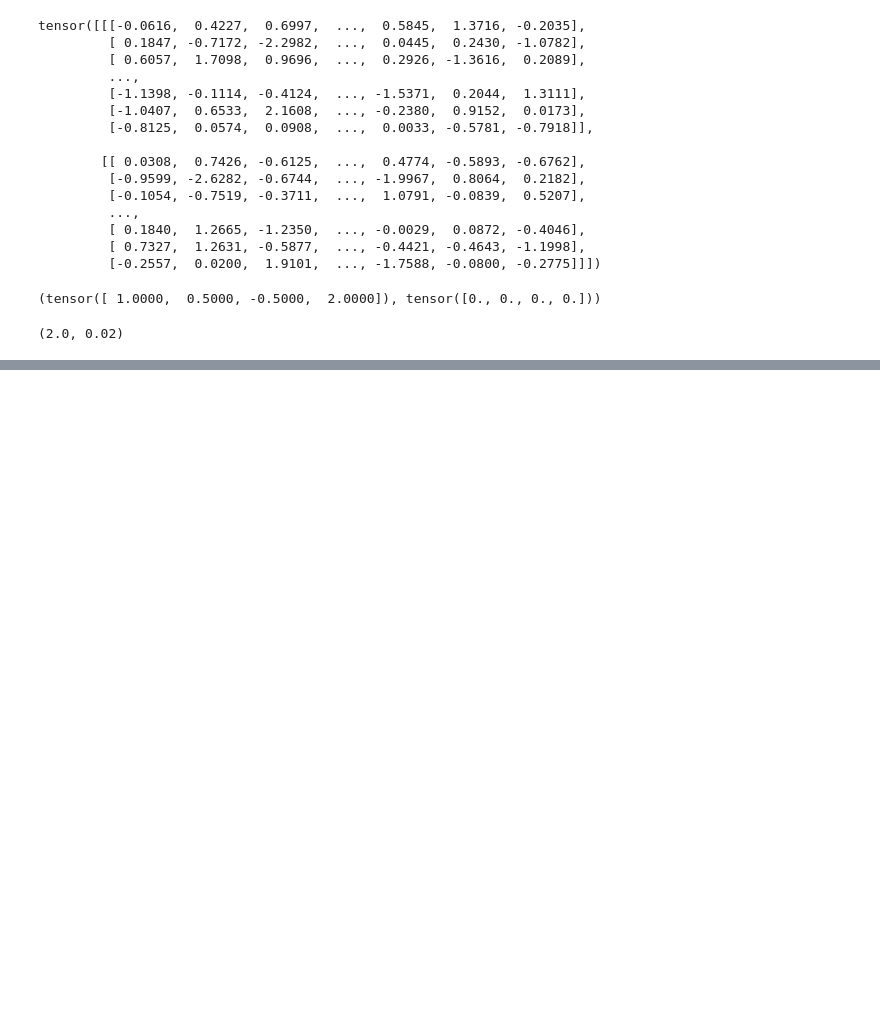
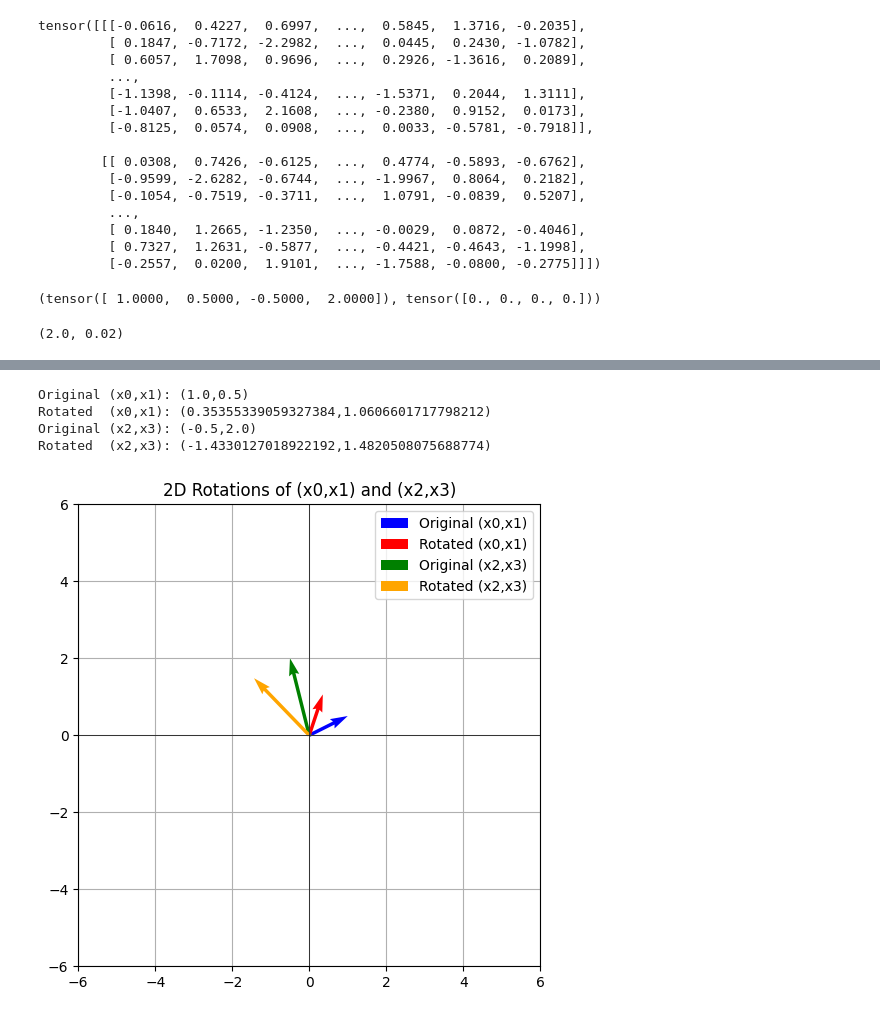
Before and after one commit to Ryanakml/BERT, a Jupyter notebook: Pretrain Bert Model MLM.ipynb, the cells around one changed output, grey strips where cells are left out. Saved outputs shown, nothing was run; the diff lists cells and outputs as text; code cells hidden in the pictures; blank space fills up the shorter version.

```diff
--- a/Pretrain Bert Model MLM.ipynb
+++ b/Pretrain Bert Model MLM.ipynb
@@ -930,0 +959,60 @@ Rotated (x0,x1): (-0.8707955479621887,0.7012239694595337)
+# %%
+import math
+import matplotlib.pyplot as plt
+
+# Titik awal (4 dimensi, dua pasang koordinat)
+x = [1.0, 0.5, -0.5, 2.0]
+x0, x1 = x[0], x[1]
+x2, x3 = x[2], x[3]
+
+# Sudut rotasi (dalam radian)
+theta_0 = math.radians(45)  # untuk (x0,x1)
+theta_1 = math.radians(30)  # untuk (x2,x3)
+
+# Rotasi
+rotated = [0, 0, 0, 0]
+
+# Rotasi (x0,x1)
+cos_t = math.cos(theta_0)
+sin_t = math.sin(theta_0)
+rotated[0] = x0 * cos_t - x1 * sin_t
+rotated[1] = x0 * sin_t + x1 * cos_t
+
+# Rotasi (x2,x3)
+cos_t = math.cos(theta_1)
+sin_t = math.sin(theta_1)
+rotated[2] = x2 * cos_t - x3 * sin_t
+rotated[3] = x2 * sin_t + x3 * cos_t
+
+# Print hasil
+print(f"Original (x0,x1): ({x0},{x1})")
+print(f"Rotated  (x0,x1): ({rotated[0]},{rotated[1]})")
+print(f"Original (x2,x3): ({x2},{x3})")
+print(f"Rotated  (x2,x3): ({rotated[2]},{rotated[3]})")
+
+# Plot grafik
+plt.figure(figsize=(6, 6))
+
+# (x0, x1) biru ke merah
+plt.quiver(0, 0, x0, x1, angles='xy', scale_units='xy', scale=1, color='blue', label='Original (x0,x1)')
+plt.quiver(0, 0, rotated[0], rotated[1], angles='xy', scale_units='xy', scale=1, color='red', label='Rotated (x0,x1)')
+
+# (x2, x3) hijau ke oranye
+plt.quiver(0, 0, x2, x3, angles='xy', scale_units='xy', scale=1, color='green', label='Original (x2,x3)')
+plt.quiver(0, 0, rotated[2], rotated[3], angles='xy', scale_units='xy', scale=1, color='orange', label='Rotated (x2,x3)')
+
+plt.xlim(-6, 6)
+plt.ylim(-6, 6)
+plt.grid(True)
+plt.gca().set_aspect('equal')
+plt.axhline(0, color='black', linewidth=0.5)
+plt.axvline(0, color='black', linewidth=0.5)
+plt.legend()
+plt.title('2D Rotations of (x0,x1) and (x2,x3)')
+plt.show()
+# %% [output]
+Original (x0,x1): (1.0,0.5)
+Rotated  (x0,x1): (0.35355339059327384,1.0606601717798212)
+Original (x2,x3): (-0.5,2.0)
+Rotated  (x2,x3): (-1.4330127018922192,1.4820508075688774)
+[figure, added]
```
Also changed, not shown: parts of 1 cell of this notebook, 2 other files.
